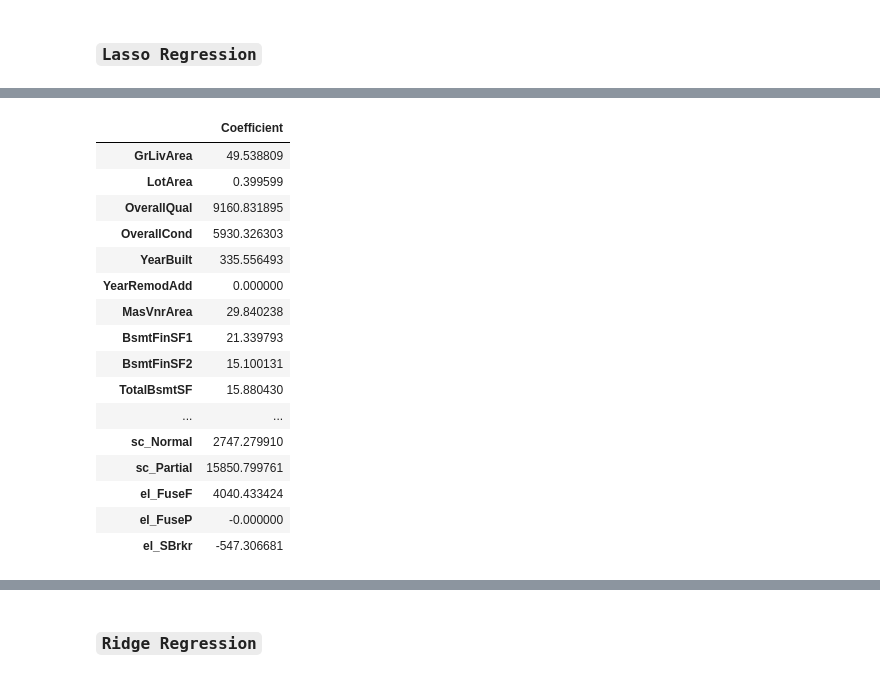
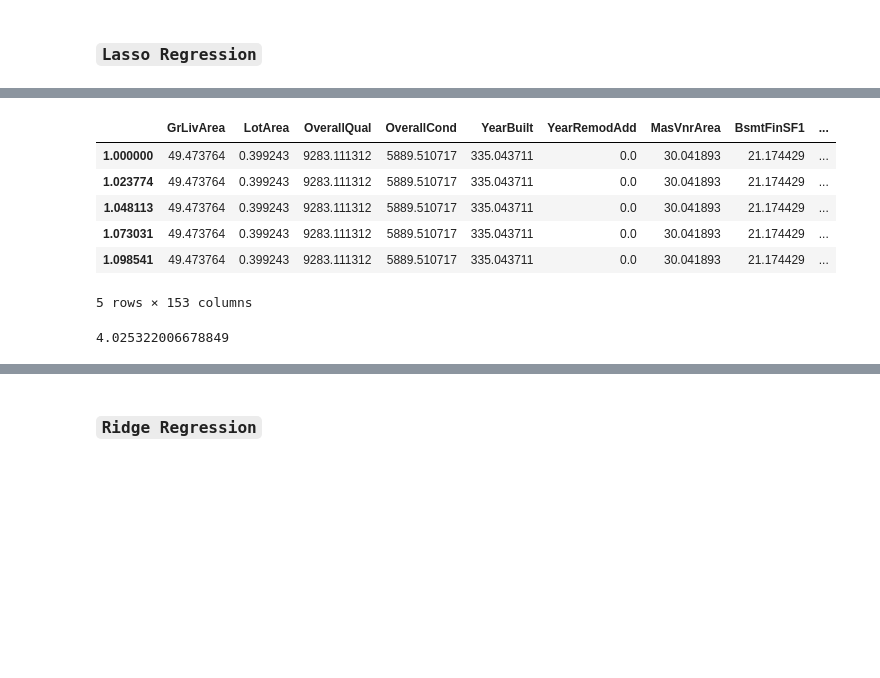
Before and after one commit to AlexGalczak/ML-Ames, a Jupyter notebook: MB/Model_Sel.ipynb, the cells around one changed output, grey strips where cells are left out. Cells and saved outputs as stored; diff of their text form; code cells hidden in the pictures; blank space fills up the shorter version.

```diff
--- a/MB/Model_Sel.ipynb
+++ b/MB/Model_Sel.ipynb
@@ -31,31 +37,34 @@ from sklearn.model_selection import KFold, cross_val_score
 ss = StandardScaler()
 xtrain_scalar = ss.fit_transform(x_train)
 
+alphas = np.logspace(0,.5,50)
+lassocv = LassoCV(cv=8, max_iter =100000, normalize=True, random_state=0)
+coefs_lassocv = []
+result = {}
+# trainscore = []
+# testscore = []
 
-lassocv = LassoCV(alphas = np.logspace(-2,4,20), cv=8, max_iter =100000, normalize=True, random_state=0)
-trainscore = []
-testscore = []
+for alpha in alphas:
+    lassocv.fit(x_train.iloc[:,1:], y_train['SalePrice'])
+    coefs_lassocv.append(lassocv.coef_)
+    result[alpha] = lassocv.score(x_test.iloc[:, 1:], y_test)
 
-lassocv.fit(x_train.iloc[:,1:], y_train['SalePrice'])
+result
+# alpha_best = lassocv.alpha_
+# lassocv_coefs = lassocv.coef_
 
-alpha_best = lassocv.alpha_
-lassocv_coefs = lassocv.coef_
 
-lasso_best = Lasso(alpha=alpha_best)
+# trainscore.append(lassocv.score(x_train.iloc[:,1:], y_train))
+# testscore.append(lassocv.score(x_test.iloc[:,1:], y_test))
 
-trainscore.append(lassocv.score(x_train.iloc[:,1:], y_train))
-testscore.append(lassocv.score(x_test.iloc[:,1:], y_test))
-
-print('Best alpha: {}'.format(alpha_best))
-print('Train Score: {}'.format(trainscore))
-print('Test Score: {}'.format(testscore))
+# print('Best alpha: {}'.format(lassocv.alpha_))
+# print('Train Score: {}'.format(trainscore))
+# print('Test Score: {}'.format(testscore))
 
 # the Lasso CV model provided the same scores as non CV Lasso
 
-
-
-# alpha = np.logspace(-2,4,20)
 # lasso=Lasso()
+# alphas = np.logspace(-2,3,50)
 # lasso.set_params(normalize=True)
 # coefs_lasso = []
 # result = {}
@@ -65,4 +74,6 @@ print('Test Score: {}'.format(testscore))
 #    lasso.fit(x_train.iloc[:,1:], y_train)
 #    coefs_lasso.append(lasso.coef_)
 #    result[alpha] = lasso.score(x_test.iloc[:, 1:], y_test)
+
+# result
 # %% [output]
@@ -72,21 +97,15 @@ Test Score: [0.9198039494040458]
 # %%
-lassocv_coefs_df = pd.DataFrame(lassocv_coefs, x_train.columns[1:])
-lassocv_coefs_df.columns = ['Coefficient']
+coefs_lassocv = pd.DataFrame(coefs_lassocv, index=alphas, columns=x_train.columns[1:])
+coefs_lassocv.head()
 # %% [output]
-|  | Coefficient |
-| GrLivArea | 49.538809 |
-| LotArea | 0.399599 |
-| OverallQual | 9160.831895 |
-| OverallCond | 5930.326303 |
-| YearBuilt | 335.556493 |
-| YearRemodAdd | 0.000000 |
-| MasVnrArea | 29.840238 |
-| BsmtFinSF1 | 21.339793 |
-| BsmtFinSF2 | 15.100131 |
-| TotalBsmtSF | 15.880430 |
-| ... | ... |
-| sc_Normal | 2747.279910 |
-| sc_Partial | 15850.799761 |
-| el_FuseF | 4040.433424 |
-| el_FuseP | -0.000000 |
-| el_SBrkr | -547.306681 |
+|  | GrLivArea | LotArea | OverallQual | OverallCond | YearBuilt | YearRemodAdd | MasVnrArea | BsmtFinSF1 | ... |
+| 1.000000 | 49.473764 | 0.399243 | 9283.111312 | 5889.510717 | 335.043711 | 0.0 | 30.041893 | 21.174429 | ... |
+| 1.023774 | 49.473764 | 0.399243 | 9283.111312 | 5889.510717 | 335.043711 | 0.0 | 30.041893 | 21.174429 | ... |
+| 1.048113 | 49.473764 | 0.399243 | 9283.111312 | 5889.510717 | 335.043711 | 0.0 | 30.041893 | 21.174429 | ... |
+| 1.073031 | 49.473764 | 0.399243 | 9283.111312 | 5889.510717 | 335.043711 | 0.0 | 30.041893 | 21.174429 | ... |
+| 1.098541 | 49.473764 | 0.399243 | 9283.111312 | 5889.510717 | 335.043711 | 0.0 | 30.041893 | 21.174429 | ... |
+5 rows × 153 columns
+# %%
+lassocv.alpha_
+# %% [output]
+4.025322006678849
```
Also changed, not shown: parts of 16 cells of this notebook, 4 other files.
